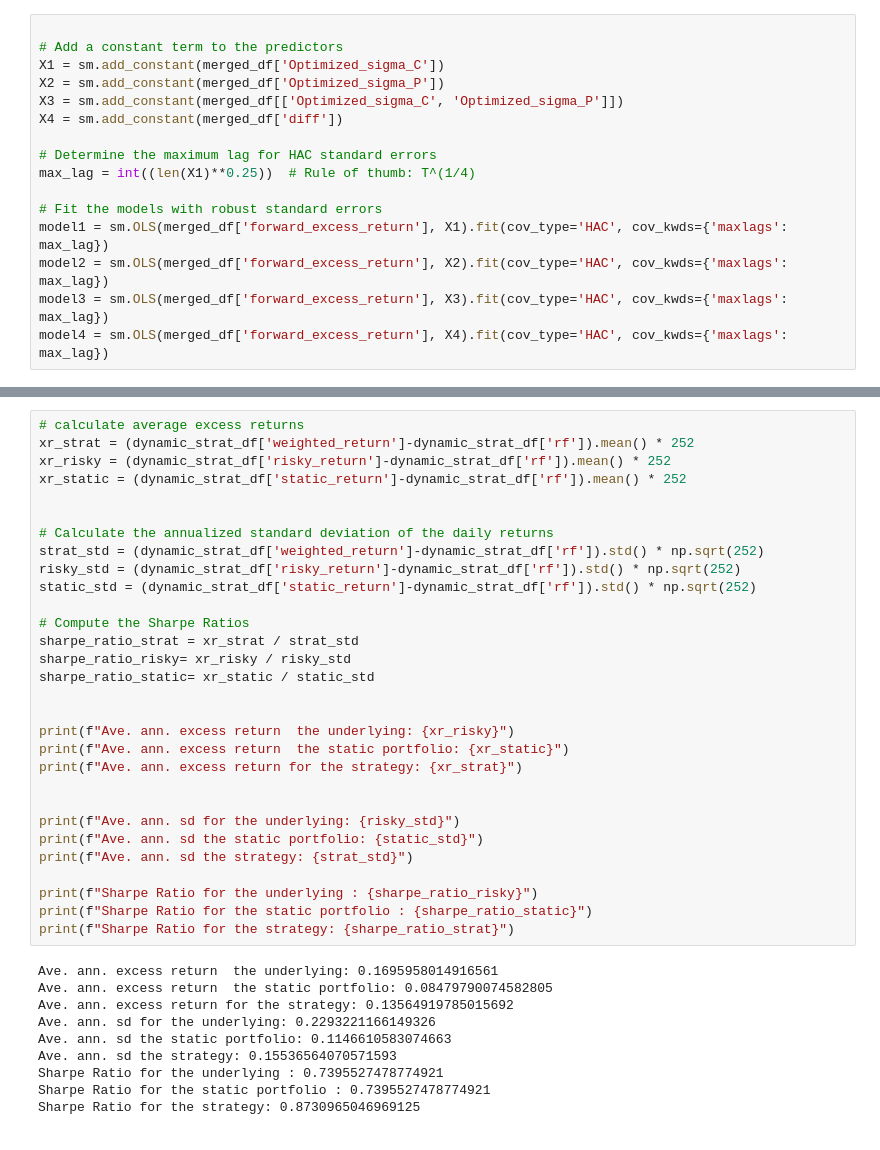
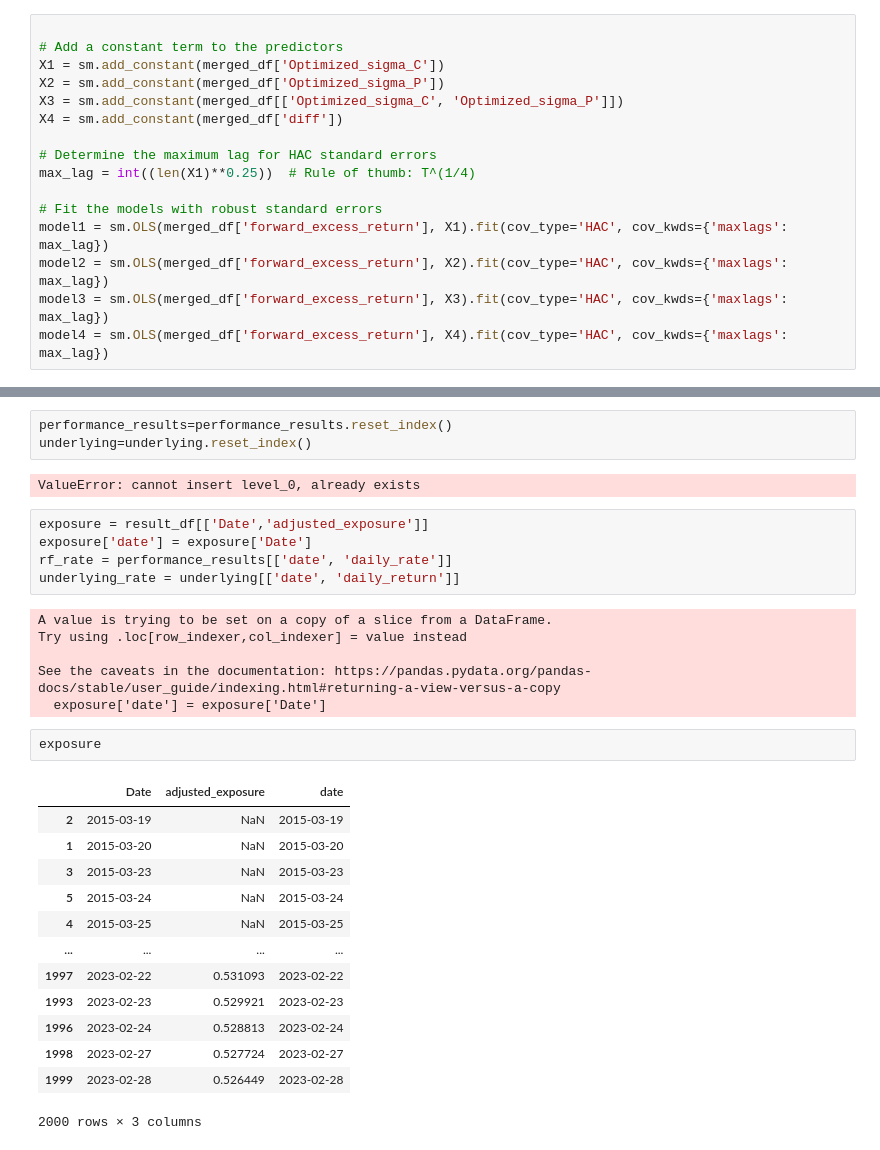
Before and after one commit to patjshultz/bs_two_IV, a Jupyter notebook: bs_two_sigma.ipynb, the cells around one changed output, grey strips where cells are left out. Cells and saved outputs as stored; diff of their text form.

```diff
--- a/bs_two_sigma.ipynb
+++ b/bs_two_sigma.ipynb
@@ -964,40 +910,32 @@ plt.show()
-# %%
-# calculate average excess returns
-xr_strat = (dynamic_strat_df['weighted_return']-dynamic_strat_df['rf']).mean() * 252
-xr_risky = (dynamic_strat_df['risky_return']-dynamic_strat_df['rf']).mean() * 252
-xr_static = (dynamic_strat_df['static_return']-dynamic_strat_df['rf']).mean() * 252
-
-
-# Calculate the annualized standard deviation of the daily returns
-strat_std = (dynamic_strat_df['weighted_return']-dynamic_strat_df['rf']).std() * np.sqrt(252)
-risky_std = (dynamic_strat_df['risky_return']-dynamic_strat_df['rf']).std() * np.sqrt(252)
-static_std = (dynamic_strat_df['static_return']-dynamic_strat_df['rf']).std() * np.sqrt(252)
-
-# Compute the Sharpe Ratios
-sharpe_ratio_strat = xr_strat / strat_std
-sharpe_ratio_risky= xr_risky / risky_std
-sharpe_ratio_static= xr_static / static_std
-
-
-print(f"Ave. ann. excess return  the underlying: {xr_risky}")
-print(f"Ave. ann. excess return  the static portfolio: {xr_static}")
-print(f"Ave. ann. excess return for the strategy: {xr_strat}")
-
-
-print(f"Ave. ann. sd for the underlying: {risky_std}")
-print(f"Ave. ann. sd the static portfolio: {static_std}")
-print(f"Ave. ann. sd the strategy: {strat_std}")
-
-print(f"Sharpe Ratio for the underlying : {sharpe_ratio_risky}")
-print(f"Sharpe Ratio for the static portfolio : {sharpe_ratio_static}")
-print(f"Sharpe Ratio for the strategy: {sharpe_ratio_strat}")
-# %% [output]
-Ave. ann. excess return  the underlying: 0.1695958014916561
-Ave. ann. excess return  the static portfolio: 0.08479790074582805
-Ave. ann. excess return for the strategy: 0.13564919785015692
-Ave. ann. sd for the underlying: 0.2293221166149326
-Ave. ann. sd the static portfolio: 0.1146610583074663
-Ave. ann. sd the strategy: 0.15536564070571593
-Sharpe Ratio for the underlying : 0.7395527478774921
-Sharpe Ratio for the static portfolio : 0.7395527478774921
-Sharpe Ratio for the strategy: 0.8730965046969125
+# %%
+performance_results=performance_results.reset_index()
+underlying=underlying.reset_index()
+# %% [output]
+ValueError: cannot insert level_0, already exists
+# %%
+exposure = result_df[['Date','adjusted_exposure']]
+exposure['date'] = exposure['Date']
+rf_rate = performance_results[['date', 'daily_rate']]
+underlying_rate = underlying[['date', 'daily_return']]
+# %% [output]
+A value is trying to be set on a copy of a slice from a DataFrame.
+Try using .loc[row_indexer,col_indexer] = value instead
+
+See the caveats in the documentation: https://pandas.pydata.org/pandas-docs/stable/user_guide/indexing.html#returning-a-view-versus-a-copy
+  exposure['date'] = exposure['Date']
+# %%
+exposure
+# %% [output]
+|  | Date | adjusted_exposure | date |
+| 2 | 2015-03-19 | NaN | 2015-03-19 |
+| 1 | 2015-03-20 | NaN | 2015-03-20 |
+| 3 | 2015-03-23 | NaN | 2015-03-23 |
+| 5 | 2015-03-24 | NaN | 2015-03-24 |
+| 4 | 2015-03-25 | NaN | 2015-03-25 |
+| ... | ... | ... | ... |
+| 1997 | 2023-02-22 | 0.531093 | 2023-02-22 |
+| 1993 | 2023-02-23 | 0.529921 | 2023-02-23 |
+| 1996 | 2023-02-24 | 0.528813 | 2023-02-24 |
+| 1998 | 2023-02-27 | 0.527724 | 2023-02-27 |
+| 1999 | 2023-02-28 | 0.526449 | 2023-02-28 |
+2000 rows × 3 columns
```
Also changed, not shown: parts of 33 cells of this notebook.
